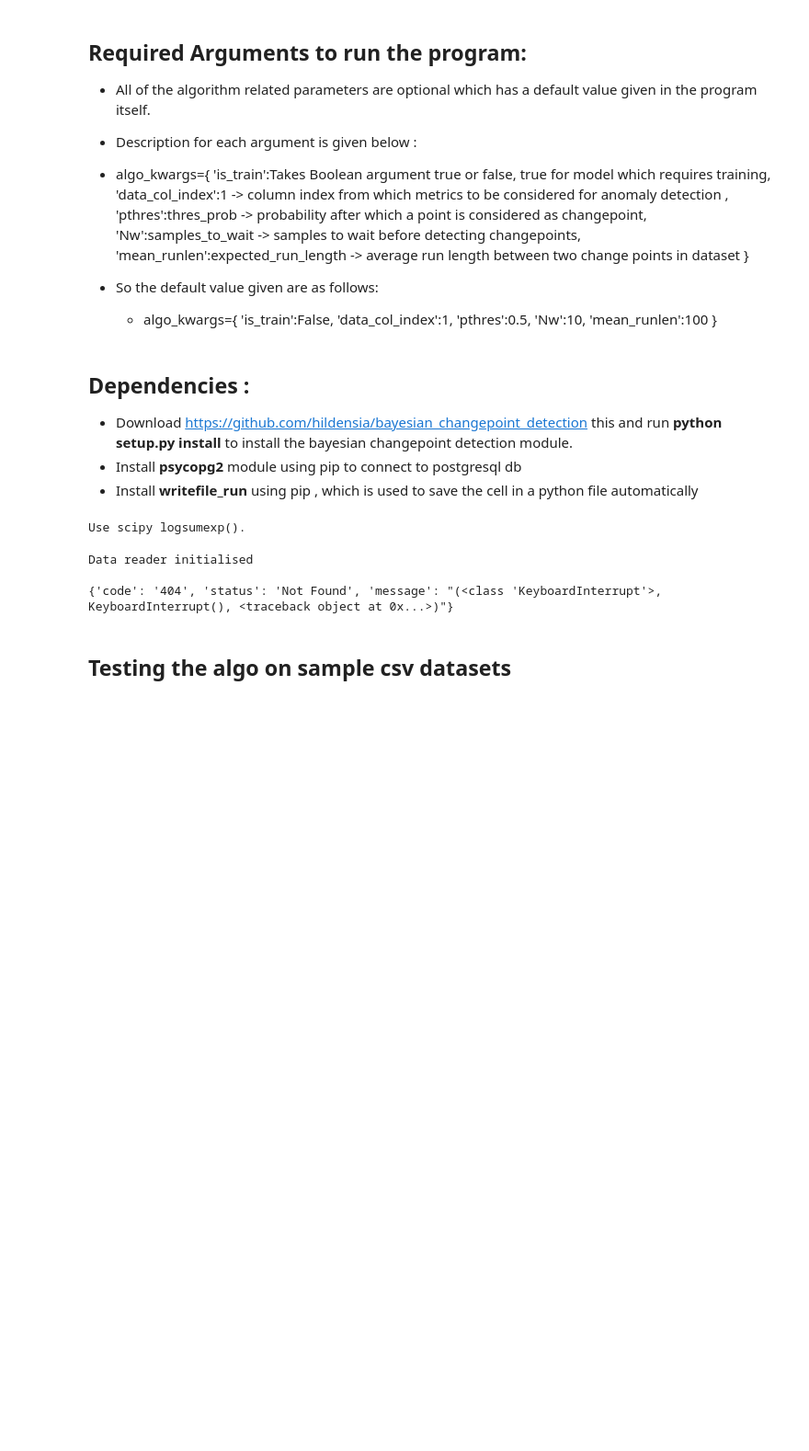
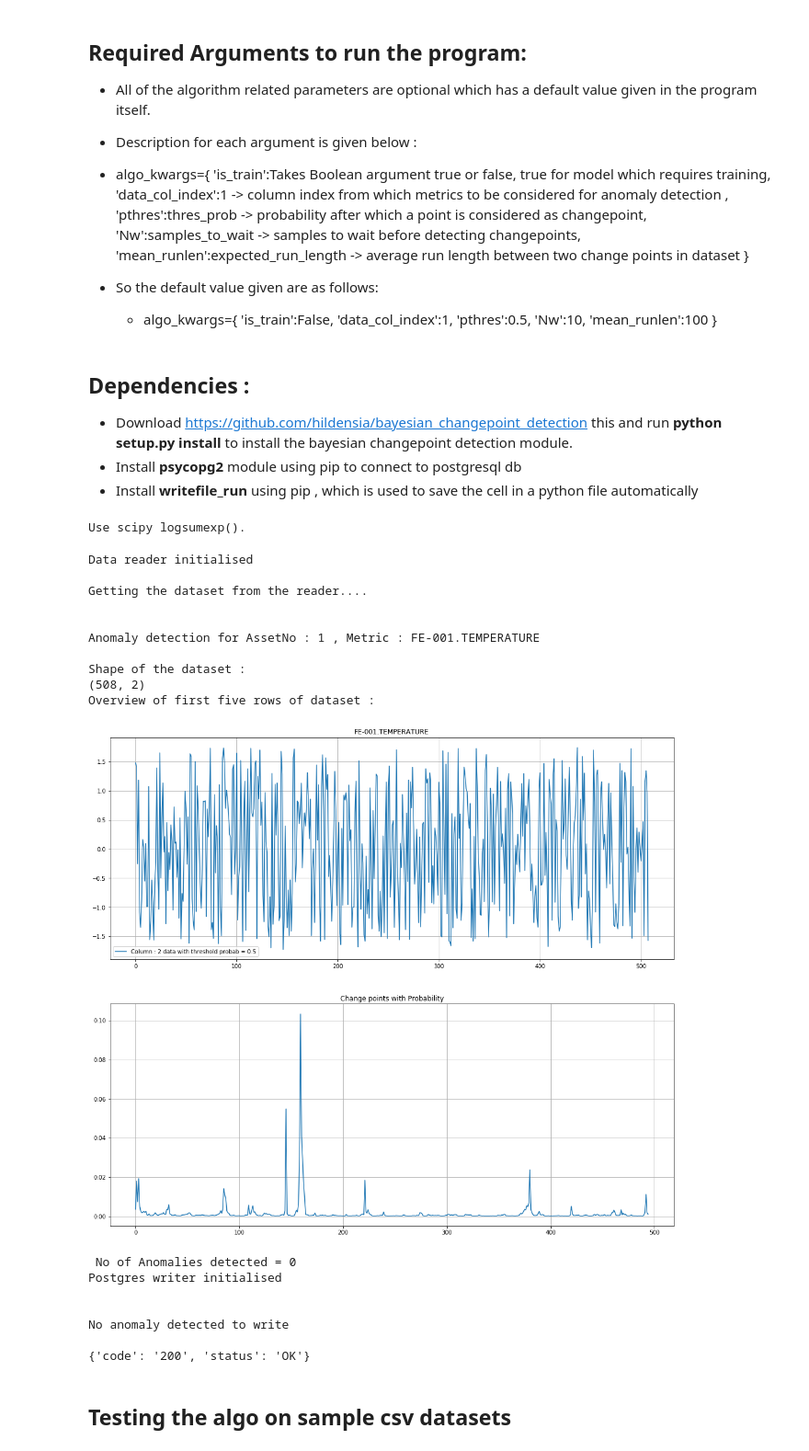
Before and after one commit to Rohithram/Self-Organizing-Maps-using-KNN, a Jupyter notebook: rohithram/rohithram-bayes-changept/Bayesion_changept/anomalydetect-final-sprint1.ipynb, the cells around one changed output. Shown at 92% size. Saved outputs shown, nothing was run; the diff lists cells and outputs as text; code cells hidden in the pictures; blank space fills up the shorter version.

```diff
--- a/rohithram/rohithram-bayes-changept/Bayesion_changept/anomalydetect-final-sprint1.ipynb
+++ b/rohithram/rohithram-bayes-changept/Bayesion_changept/anomalydetect-final-sprint1.ipynb
@@ -83,7 +83,8 @@ algo_params_type ={
             'data_col_index':int,
             'pthres':float or int,
             'Nw':int,
-            'mean_runlen':int
+            'mean_runlen':int,
+            'to_plot':bool
         }
 # %%
 %%writefile_run bayeschangept_sprint1.py -a
@@ -91,7 +92,8 @@ algo_params_type ={
 
 def call(assetno,from_timestamp,to_timestamp,con,para_list,source_type='opentsdb',table_name='',
         qry_str='',impute_fill_method='forward',down_sampling_method=None,down_sampling_window=None,freq=None,
-        resample_fill_method=None,to_resample=None,to_impute=None,thres_prob=0.5,samples_to_wait=10,expected_run_length=100):
+        resample_fill_method=None,to_resample=None,to_impute=None,thres_prob=0.5,samples_to_wait=10,
+         expected_run_length=100,to_plot=True):
 
         '''
         Wrapper function which should be called inorder to run the anomaly detection, it has four parts :
@@ -137,7 +139,8 @@ def call(assetno,from_timestamp,to_timestamp,con,para_list,source_type='opentsdb
             'data_col_index':1,
             'pthres':thres_prob,
             'Nw':samples_to_wait,
-            'mean_runlen':expected_run_length
+            'mean_runlen':expected_run_length,
+            'to_plot':to_plot
         }
 
         try:
@@ -220,7 +223,10 @@ This is included for now just for testing, later the main function will take jso
 assetno = ['1']
 con = '52.173.76.89:4242'
 src_type =  'opentsdb'
-param = ['FE-001.DRIVEENERGY']
+param = ['FE-001.TEMPERATURE']
+# from_timestamp=1516147200000
+# to_timestamp=1528109111000
+
 from_timestamp = 1520402214
 to_timestamp = 1520407294
 # %%
@@ -229,35 +235,51 @@ to_timestamp = 1520407294
 '''
 Dictionary of arguments given to wrapper function which executes this whole program for detecting changepoints and writing
 to database
 '''
 kwargs = {
             'assetno':assetno,
             'from_timestamp':from_timestamp,
             'to_timestamp':to_timestamp,
             'con':con,
             'para_list':param,
             'source_type':src_type,
             'table_name':'',
             'qry_str':'',
             'impute_fill_method':'forward',
             'down_sampling_method':None,
             'down_sampling_window':None,
             'freq':None,
             'resample_fill_method':None,
             'to_resample':None,
             'to_impute':True,
             'thres_prob':0.5,
             'samples_to_wait':10,
-            'expected_run_length':100
+            'expected_run_length':100,
+            'to_plot':True
         }
 
 
 res = call(**kwargs)
 print(res)
 # %% [output]
 Data reader initialised
 
-{'code': '404', 'status': 'Not Found', 'message': "(<class 'KeyboardInterrupt'>, KeyboardInterrupt(), <traceback object at 0x...>)"}
+Getting the dataset from the reader....
+
+
+Anomaly detection for AssetNo : 1 , Metric : FE-001.TEMPERATURE
+
+Shape of the dataset :
+(508, 2)
+Overview of first five rows of dataset :
+[figure, added]
+ No of Anomalies detected = 0
+Postgres writer initialised
+
+
+No anomaly detected to write
+
+{'code': '200', 'status': 'OK'}
 # %% [markdown]
 ## Testing the algo on sample csv datasets
 # %%
```
Also changed, not shown: parts of 2 cells of this notebook, 16 other files.
